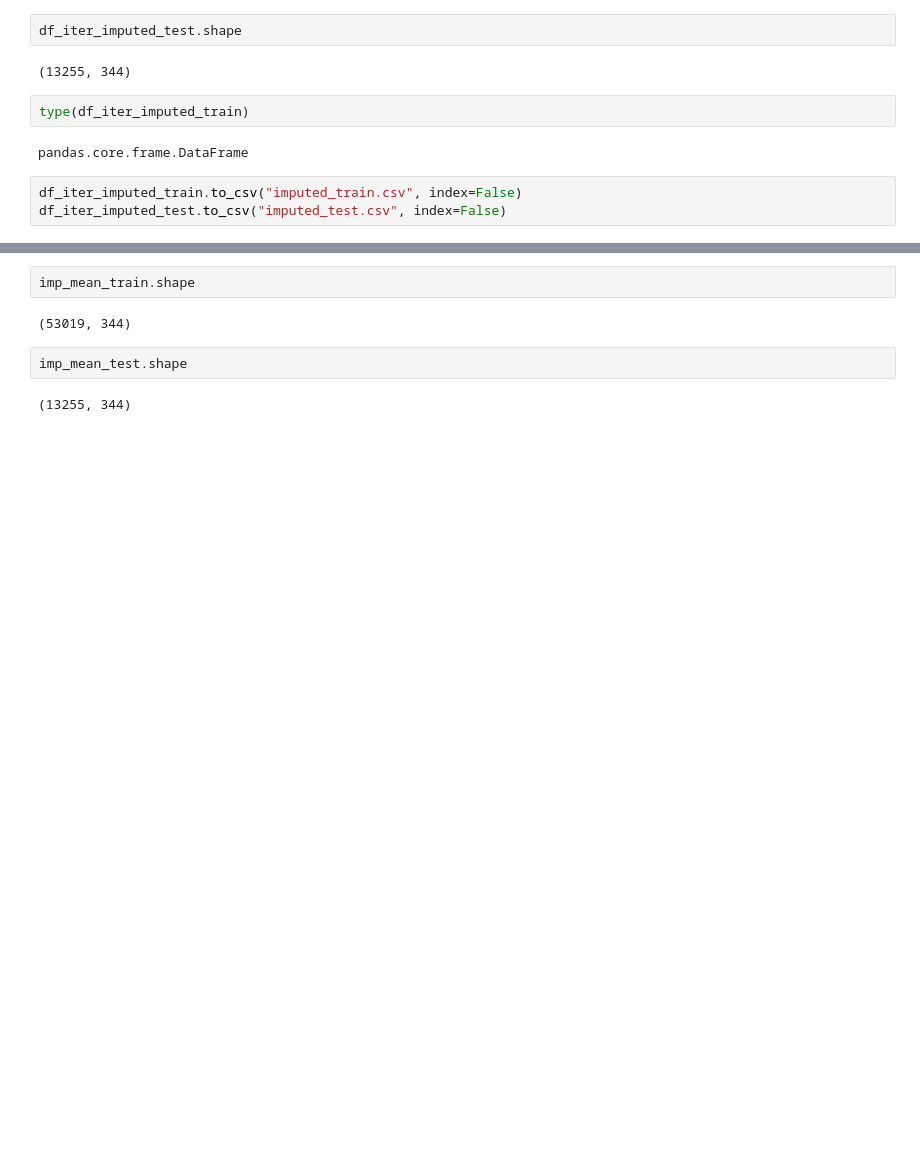
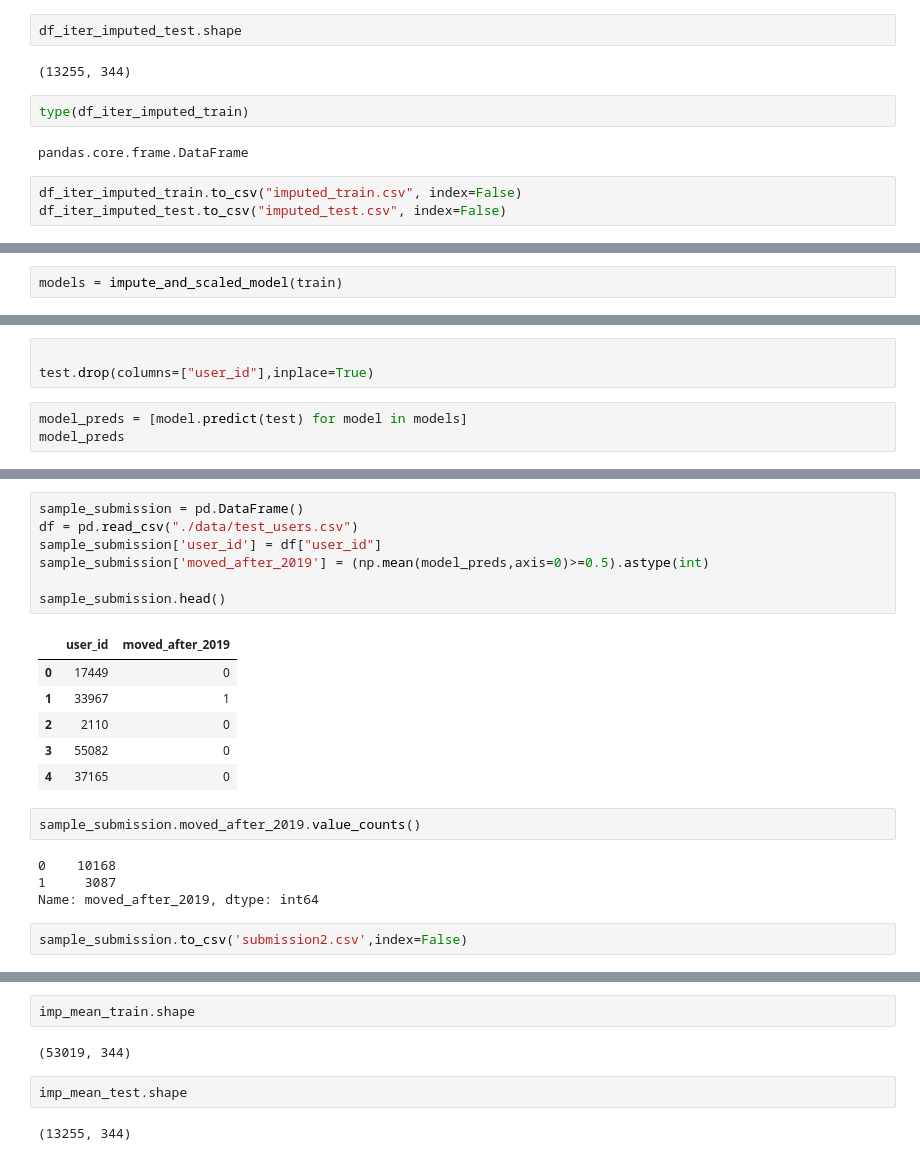
Before and after one commit to furkaneneseren/Datathon-BBVA, a Jupyter notebook: modeling.ipynb, the cells around one changed output, grey strips where cells are left out. Saved outputs shown, nothing was run; the diff lists cells and outputs as text; blank space fills up the shorter version.

```diff
--- a/modeling.ipynb
+++ b/modeling.ipynb
@@ -308,0 +529,2 @@ Index(['industry_-1', 'industry_Accounting', 'industry_Airlines/Aviation',
+# %%
+models = impute_and_scaled_model(train)
@@ -308,0 +611,6 @@ Index(['industry_-1', 'industry_Accounting', 'industry_Airlines/Aviation',
+# %%
+
+test.drop(columns=["user_id"],inplace=True)
+# %%
+model_preds = [model.predict(test) for model in models]
+model_preds
@@ -308,0 +628,22 @@ Index(['industry_-1', 'industry_Accounting', 'industry_Airlines/Aviation',
+# %%
+sample_submission = pd.DataFrame()
+df = pd.read_csv("./data/test_users.csv")
+sample_submission['user_id'] = df["user_id"]
+sample_submission['moved_after_2019'] = (np.mean(model_preds,axis=0)>=0.5).astype(int)
+
+sample_submission.head()
+# %% [output]
+|  | user_id | moved_after_2019 |
+| 0 | 17449 | 0 |
+| 1 | 33967 | 1 |
+| 2 | 2110 | 0 |
+| 3 | 55082 | 0 |
+| 4 | 37165 | 0 |
+# %%
+sample_submission.moved_after_2019.value_counts()
+# %% [output]
+0    10168
+1     3087
+Name: moved_after_2019, dtype: int64
+# %%
+sample_submission.to_csv('submission2.csv',index=False)
```
Also changed, not shown: parts of 34 cells of this notebook.
